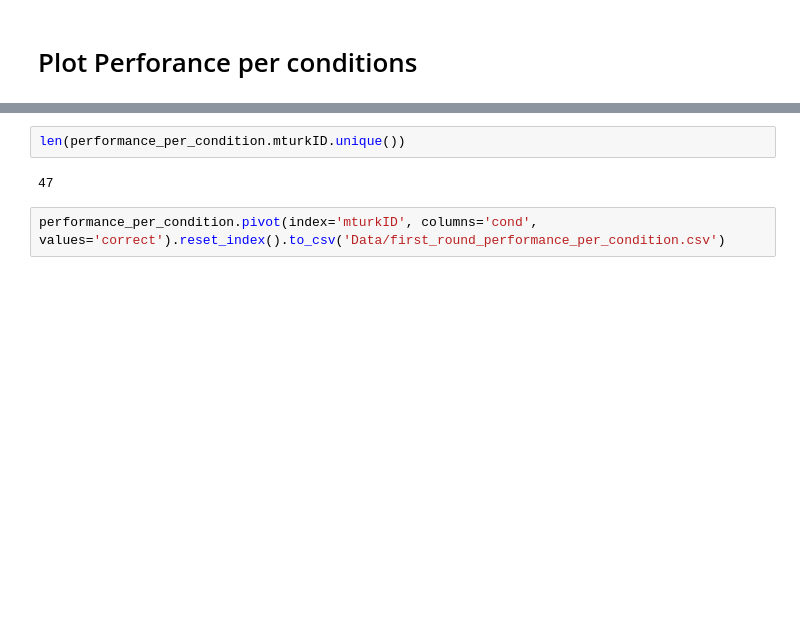
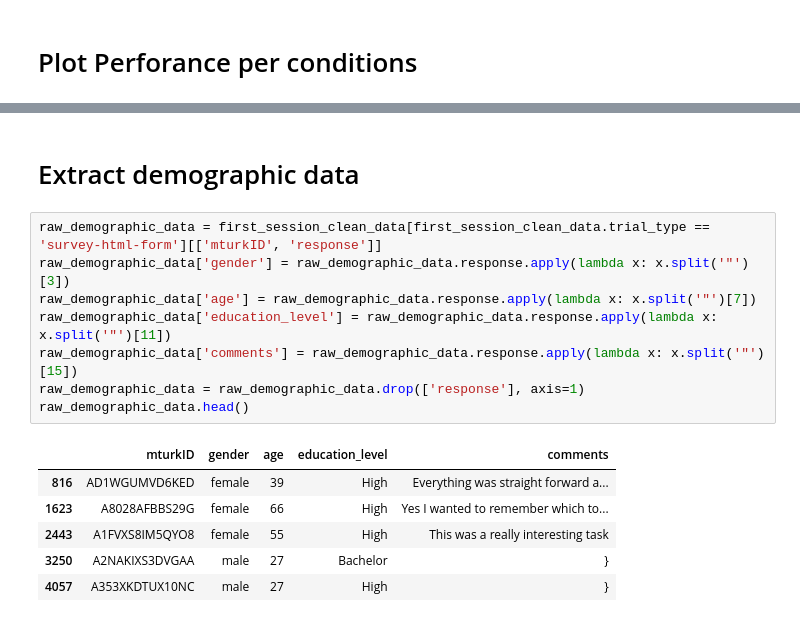
Before and after one commit to Sepsad/Interindividual-differences-in-Learning-to-Act-or-Avoid, a Jupyter notebook: First_session.ipynb, the cells around one changed output, grey strips where cells are left out. Drawn from its saved outputs; the diff is of its cells as text; blank space fills up the shorter version.

```diff
--- a/First_session.ipynb
+++ b/First_session.ipynb
@@ -124,6 +145,17 @@ See the caveats in the documentation: https://pandas.pydata.org/pandas-docs/stab
-# %%
-len(performance_per_condition.mturkID.unique())
-# %% [output]
-47
-# %%
-performance_per_condition.pivot(index='mturkID', columns='cond', values='correct').reset_index().to_csv('Data/first_round_performance_per_condition.csv')
+# %% [markdown]
+# Extract demographic data
+# %%
+raw_demographic_data = first_session_clean_data[first_session_clean_data.trial_type == 'survey-html-form'][['mturkID', 'response']]
+raw_demographic_data['gender'] = raw_demographic_data.response.apply(lambda x: x.split('"')[3])
+raw_demographic_data['age'] = raw_demographic_data.response.apply(lambda x: x.split('"')[7])
+raw_demographic_data['education_level'] = raw_demographic_data.response.apply(lambda x: x.split('"')[11])
+raw_demographic_data['comments'] = raw_demographic_data.response.apply(lambda x: x.split('"')[15])
+raw_demographic_data = raw_demographic_data.drop(['response'], axis=1)
+raw_demographic_data.head()
+# %% [output]
+|  | mturkID | gender | age | education_level | comments |
+| 816 | AD1WGUMVD6KED | female | 39 | High | Everything was straight forward a... |
+| 1623 | A8028AFBBS29G | female | 66 | High | Yes I wanted to remember which to... |
+| 2443 | A1FVXS8IM5QYO8 | female | 55 | High | This was a really interesting task |
+| 3250 | A2NAKIXS3DVGAA | male | 27 | Bachelor | } |
+| 4057 | A353XKDTUX10NC | male | 27 | High | } |
```
Also changed, not shown: parts of 6 cells of this notebook.
